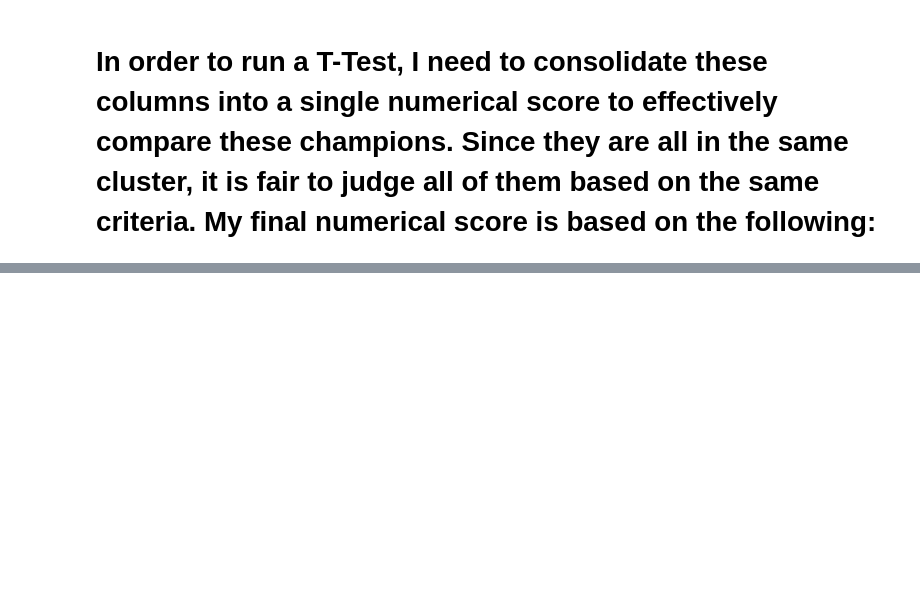
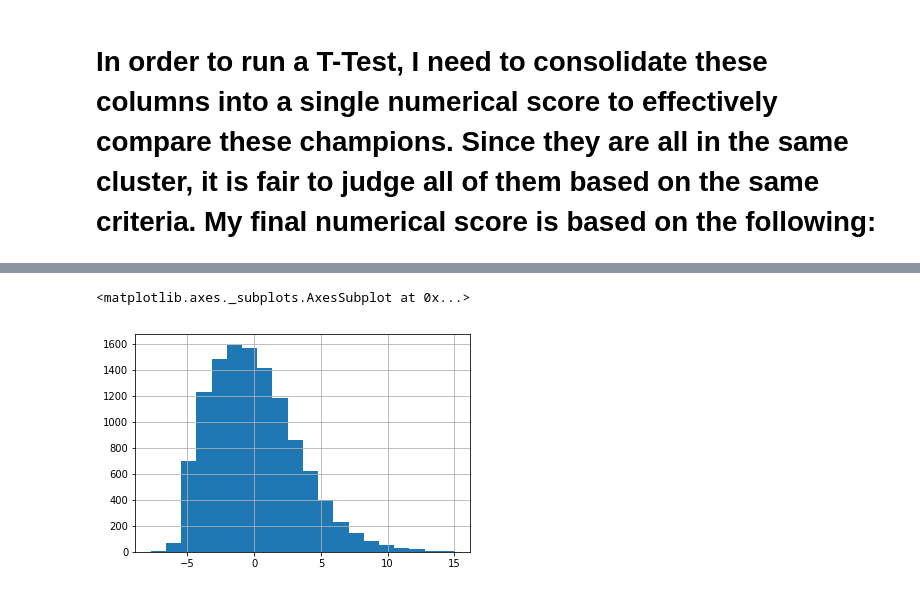
Before and after one commit to hiowatah/Analysis-of-Qiyana-LoL, a Jupyter notebook: API Call/Assassin T-Test.ipynb, the cells around one changed output, grey strips where cells are left out. Cells and saved outputs as stored; diff of their text form; code cells hidden in the pictures; blank space fills up the shorter version.

```diff
--- a/API Call/Assassin T-Test.ipynb
+++ b/API Call/Assassin T-Test.ipynb
@@ -67,0 +88,17 @@ assassins
+# %%
+# Some games end up as remakes - which is when one player disconnected and the game ends at 3 minutes.
+# I am going to filter these games out by filtering out the damage when it is below 1000
+# because that is very easy to attain.
+assassins = assassins.query('Total_Damage > 1000')
+# %%
+assassins['Score'] = (assassins['Kills'].map(lambda x: (x - assassins.Kills.mean())/assassins.Kills.mean()) -
+                      assassins['Deaths'].map(lambda x: (x - assassins.Deaths.mean())/assassins.Deaths.mean()) +
+                      (.5* assassins['Assists'].map(lambda x: (x - assassins.Assists.mean())/assassins.Assists.mean())) +
+                      assassins['Killing_Spree'].map(lambda x: (x - assassins.Killing_Spree.mean())/assassins.Killing_Spree.mean()) +
+                      assassins['Total_Damage'].map(lambda x: (x - assassins.Total_Damage.mean())/assassins.Total_Damage.mean()) +
+                      (.6* assassins['Damage_To_Objectives'].map(lambda x: (x - assassins.Damage_To_Objectives.mean())/assassins.Damage_To_Objectives.mean())) +
+                      (.6* assassins['Damage_To_Turrets'].map(lambda x: (x - assassins.Damage_To_Turrets.mean())/assassins.Damage_To_Turrets.mean())) -
+                      assassins['Damage_Taken'].map(lambda x: (x - assassins.Damage_Taken.mean())/assassins.Damage_Taken.mean()) +
+                      (.6* assassins['Gold_Earned'].map(lambda x: (x - assassins.Gold_Earned.mean())/assassins.Gold_Earned.mean())) +
+                      (.8* assassins['Vision_Score'].map(lambda x: (x - assassins.Vision_Score.mean())/assassins.Vision_Score.mean())) +
+                      (.75* assassins['Crowd_Controls'].map(lambda x: (x - assassins.Crowd_Controls.mean())/assassins.Crowd_Controls.mean())))
@@ -67,0 +120,5 @@ assassins
+# %%
+assassins.Score.hist(bins=20)
+# %% [output]
+<matplotlib.axes._subplots.AxesSubplot at 0x...>
+[figure, added]
```
Also changed, not shown: parts of 3 cells of this notebook.
